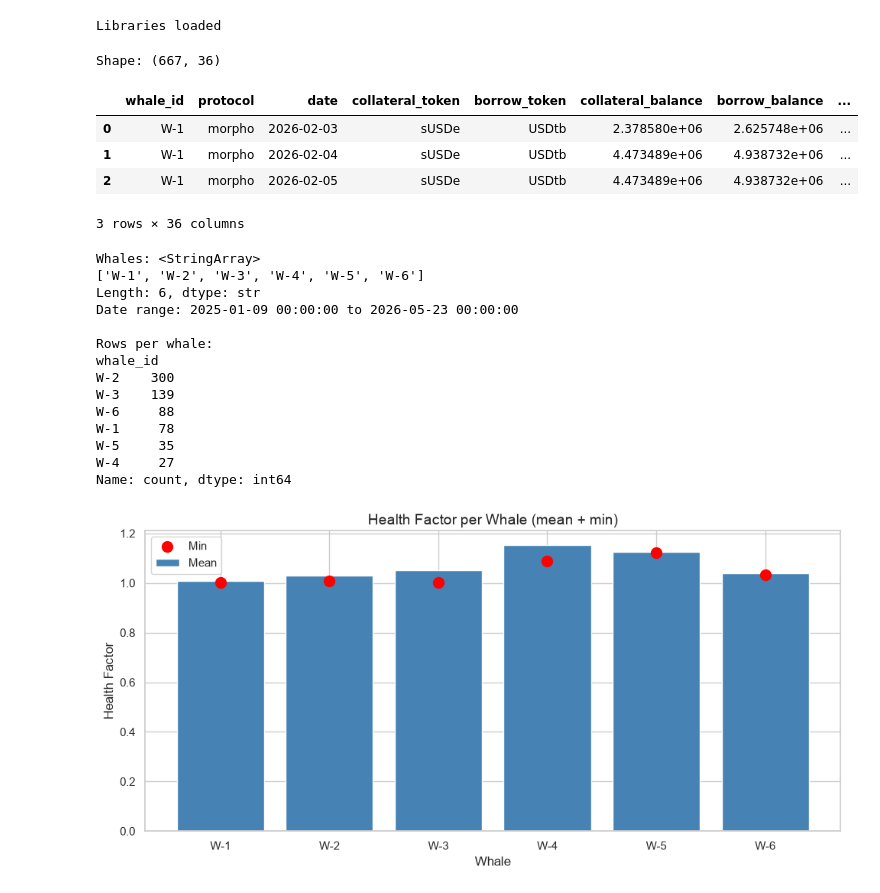
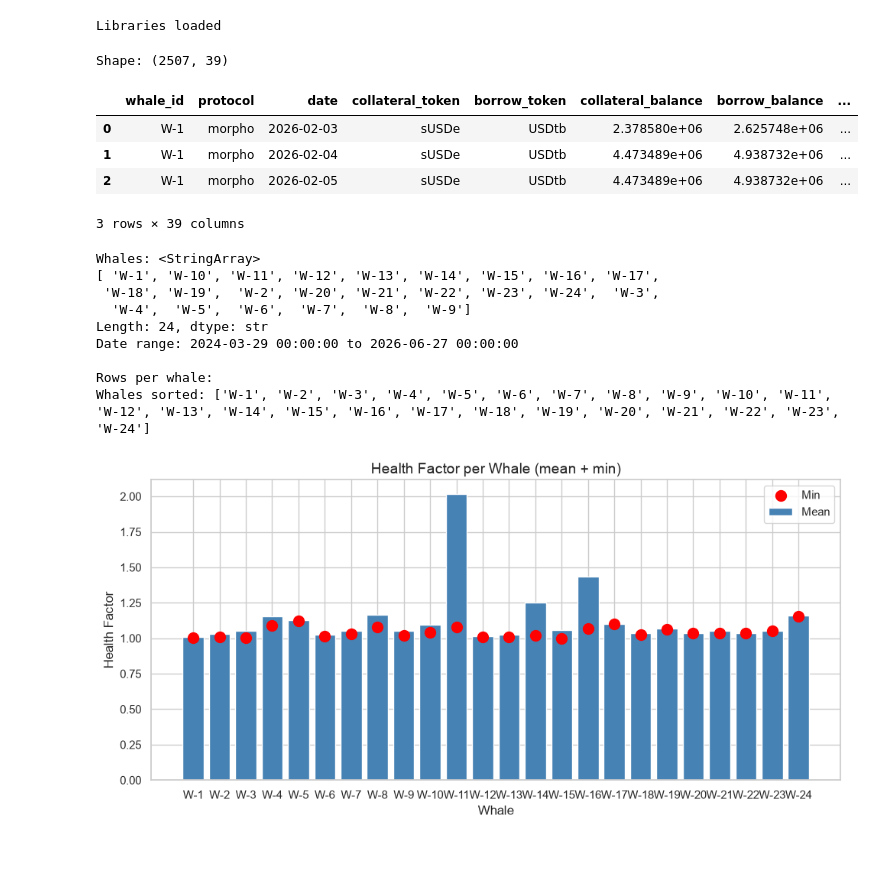
Before and after one commit to Igluminati/recursive-leverage-defi, a Jupyter notebook: analysis/whale-risk-supervised/01_eda_stress_threshold.ipynb, the cells around one changed output. Drawn from its saved outputs; the diff is of its cells as text; code cells hidden in the pictures; blank space fills up the shorter version.

Commit message:
Train/Test supervised ML model on more whales

```diff
--- a/analysis/whale-risk-supervised/01_eda_stress_threshold.ipynb
+++ b/analysis/whale-risk-supervised/01_eda_stress_threshold.ipynb
@@ -10,48 +10,48 @@ print('Libraries loaded')
 # %% [output]
 Libraries loaded
 # %%
-df = pd.read_csv('../../data/feature_engineering/data/daily_features_all.csv', parse_dates=['date'])
+df = pd.read_csv('../../feature_engineering/data/daily_features_all.csv', parse_dates=['date'])
 print(f'Shape: {df.shape}')
 df.head(3)
 # %% [output]
-Shape: (667, 36)
+Shape: (2507, 39)
 |  | whale_id | protocol | date | collateral_token | borrow_token | collateral_balance | borrow_balance | ... |
 | 0 | W-1 | morpho | 2026-02-03 | sUSDe | USDtb | 2.378580e+06 | 2.625748e+06 | ... |
 | 1 | W-1 | morpho | 2026-02-04 | sUSDe | USDtb | 4.473489e+06 | 4.938732e+06 | ... |
 | 2 | W-1 | morpho | 2026-02-05 | sUSDe | USDtb | 4.473489e+06 | 4.938732e+06 | ... |
-3 rows × 36 columns
+3 rows × 39 columns
 # %%
 print('Whales:', df['whale_id'].unique())
 print('Date range:', df['date'].min(), 'to', df['date'].max())
 print('\nRows per whale:')
-print(df['whale_id'].value_counts())
+whale_order = sorted(df['whale_id'].unique(), key=lambda x: int(x.split('-')[1]))
+print('Whales sorted:', whale_order)
 # %% [output]
 Whales: <StringArray>
-['W-1', 'W-2', 'W-3', 'W-4', 'W-5', 'W-6']
-Length: 6, dtype: str
-Date range: 2025-01-09 00:00:00 to 2026-05-23 00:00:00
+[ 'W-1', 'W-10', 'W-11', 'W-12', 'W-13', 'W-14', 'W-15', 'W-16', 'W-17',
+ 'W-18', 'W-19',  'W-2', 'W-20', 'W-21', 'W-22', 'W-23', 'W-24',  'W-3',
+  'W-4',  'W-5',  'W-6',  'W-7',  'W-8',  'W-9']
+Length: 24, dtype: str
+Date range: 2024-03-29 00:00:00 to 2026-06-27 00:00:00
 
 Rows per whale:
-whale_id
-W-2    300
-W-3    139
-W-6     88
-W-1     78
-W-5     35
-W-4     27
-Name: count, dtype: int64
+Whales sorted: ['W-1', 'W-2', 'W-3', 'W-4', 'W-5', 'W-6', 'W-7', 'W-8', 'W-9', 'W-10', 'W-11', 'W-12', 'W-13', 'W-14', 'W-15', 'W-16', 'W-17', 'W-18', 'W-19', 'W-20', 'W-21', 'W-22', 'W-23', 'W-24']
 # %%
 fig, ax = plt.subplots(figsize=(10, 5))
 
 summary = df.groupby('whale_id')['health_factor'].agg(['mean', 'min'])
+
+# Reorder summary using the same number based sort as before
+whale_order = sorted(summary.index, key=lambda x: int(x.split('-')[1]))
+summary = summary.reindex(whale_order)
 
 ax.bar(summary.index, summary['mean'], color='steelblue', label='Mean')
 ax.scatter(summary.index, summary['min'], color='red', zorder=5, label='Min', s=100)
 ax.set_title('Health Factor per Whale (mean + min)', fontsize=14)
 ax.set_xlabel('Whale')
 ax.set_ylabel('Health Factor')
 ax.legend()
 plt.tight_layout()
 plt.show()
 # %% [output]
-[figure, old version]
+[figure, new version]
```
Also changed, not shown: parts of 17 cells of this notebook, 8 other files.
